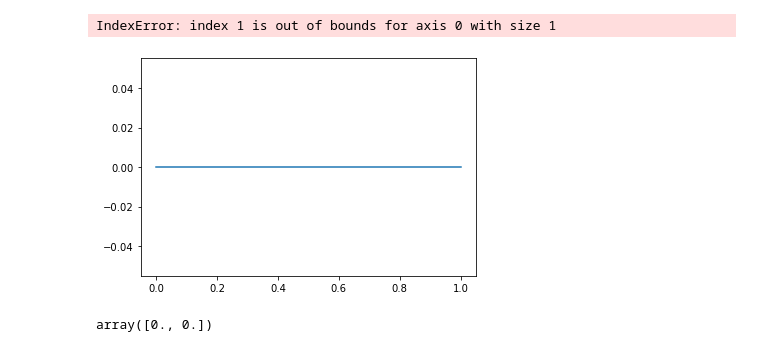
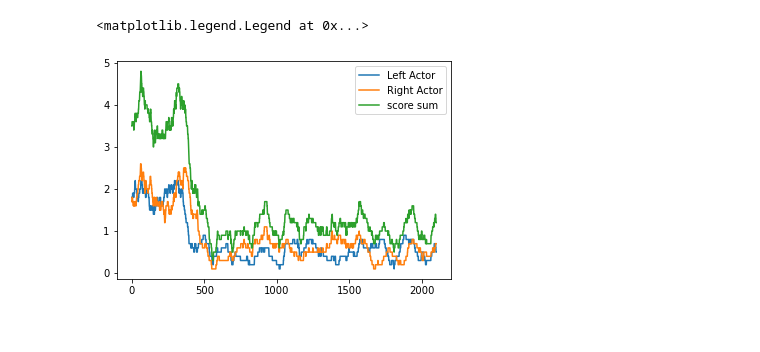
Before and after one commit to Sebastian-Griesbach/Minimax-Multi-Agent-Deep-Deterministic-Policy-Gradient, a Jupyter notebook: Testing.ipynb, the cells around one changed output. Drawn from its saved outputs; the diff is of its cells as text; code cells hidden in the pictures.

Commit message:
some bug fixes, trying to train a model, not working so far

```diff
--- a/Testing.ipynb
+++ b/Testing.ipynb
@@ -3,4 +6,7 @@ from laserhockey_main import main
+# %%
+def running_mean(x, N):
+    return np.convolve(x, np.ones(N)/N, mode='valid')
 # %%
 m3ddpg = main()
 # %%
-rewards = m3ddpg.train(200000)
+rewards = m3ddpg.train(400000)
@@ -11,14 +13,10 @@ import laserhockey.hockey_env as h_env
 # %%
 plt.close()
-plt.plot(rewards[0], label="Left Actor")
-plt.plot(rewards[1], label="Right Actor")
-plt.plot(np.array(rewards).sum(axis=0), label="score sum")
+plt.plot(running_mean(rewards[:,0],100), label="Left Actor")
+plt.plot(running_mean(rewards[:,1],100), label="Right Actor")
+plt.plot(running_mean(np.array(rewards).sum(axis=1),100), label="score sum")
 plt.legend()
 # %% [output]
-IndexError: index 1 is out of bounds for axis 0 with size 1
+<matplotlib.legend.Legend at 0x...>
-[figure, old version]
+[figure, new version]
-# %%
-rewards
-# %% [output]
-array([0., 0.])
 # %%
```
Also changed, not shown: parts of 5 cells of this notebook, 2 other files.
